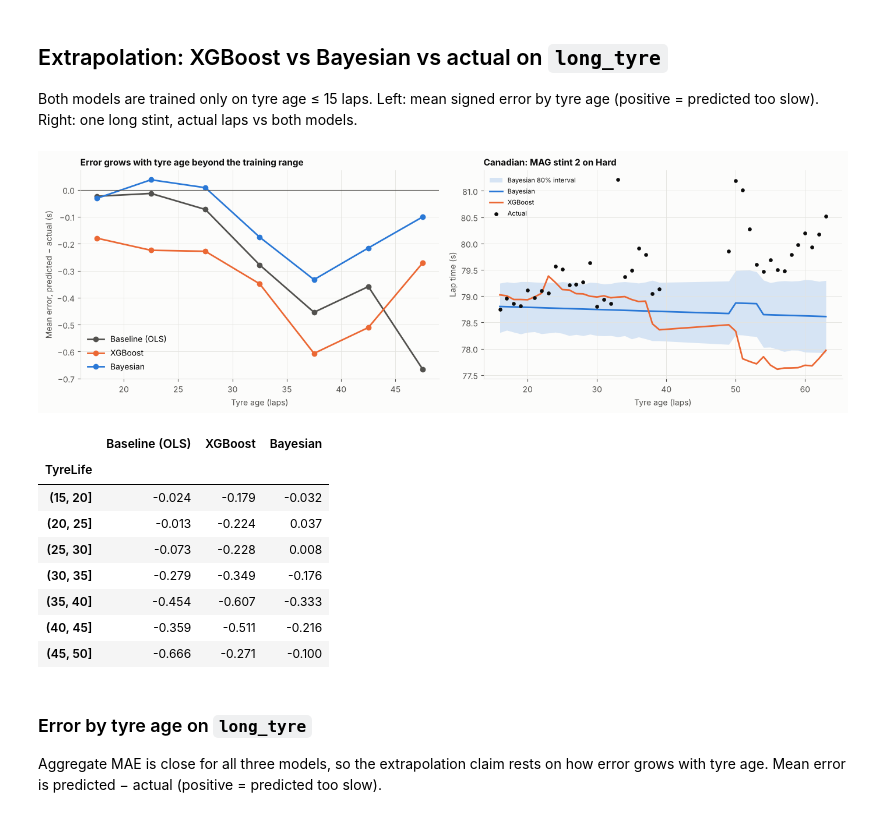
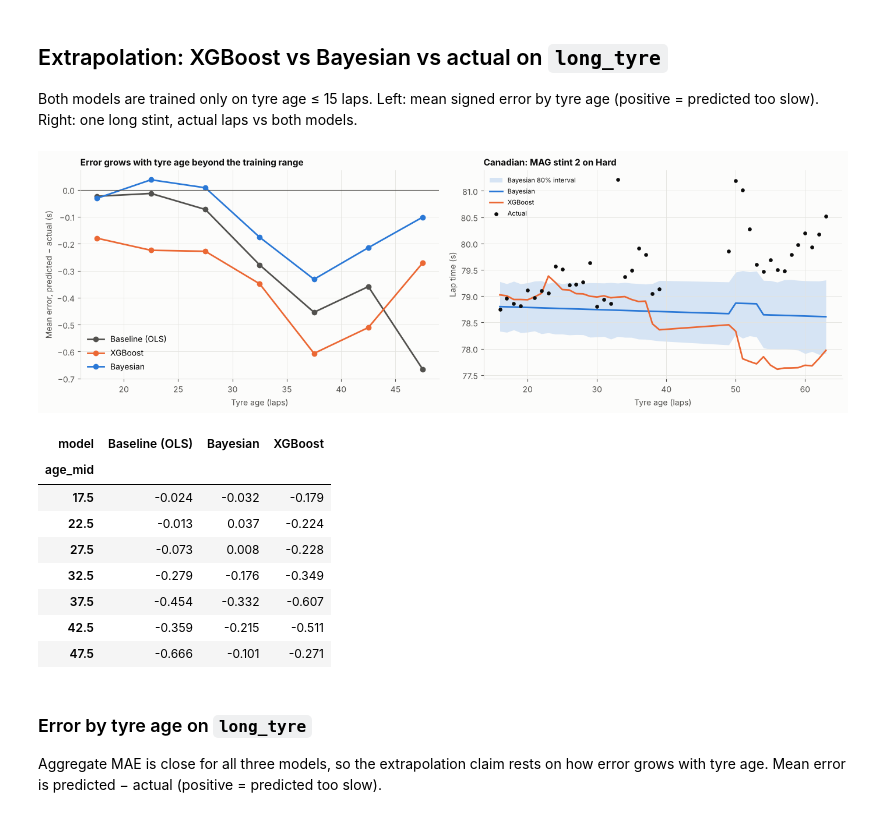
Before and after one commit to tinySage/claude-F1, a Jupyter notebook: notebooks/03_deg_model.ipynb, the cells around one changed output. Saved outputs shown, nothing was run; the diff lists cells and outputs as text; code cells hidden in the pictures.

```diff
--- a/notebooks/03_deg_model.ipynb
+++ b/notebooks/03_deg_model.ipynb
@@ -144,20 +151,19 @@ both models.
 # %%
 long_tyre = fd.long_tyre_tables()
 errors = long_tyre["xgb_vs_bayes_long_tyre_errors"]
-F.plot_long_tyre(errors, long_tyre["xgb_vs_bayes_long_tyre_stint"],
-                 FIG_DIR / "xgb_vs_bayes_long_tyre.png", show=True)
+F.plot_long_tyre(errors, long_tyre["xgb_vs_bayes_long_tyre_stint"], show=True)
 errors.pivot(index="age_mid", columns="model", values="mean_error_s").round(3)
 # %% [output]
 [figure]
-|  | Baseline (OLS) | XGBoost | Bayesian |
-| TyreLife |  |  |  |
-| (15, 20] | -0.024 | -0.179 | -0.032 |
-| (20, 25] | -0.013 | -0.224 | 0.037 |
-| (25, 30] | -0.073 | -0.228 | 0.008 |
-| (30, 35] | -0.279 | -0.349 | -0.176 |
-| (35, 40] | -0.454 | -0.607 | -0.333 |
-| (40, 45] | -0.359 | -0.511 | -0.216 |
-| (45, 50] | -0.666 | -0.271 | -0.100 |
+| model | Baseline (OLS) | Bayesian | XGBoost |
+| age_mid |  |  |  |
+| 17.5 | -0.024 | -0.032 | -0.179 |
+| 22.5 | -0.013 | 0.037 | -0.224 |
+| 27.5 | -0.073 | 0.008 | -0.228 |
+| 32.5 | -0.279 | -0.176 | -0.349 |
+| 37.5 | -0.454 | -0.332 | -0.607 |
+| 42.5 | -0.359 | -0.215 | -0.511 |
+| 47.5 | -0.666 | -0.101 | -0.271 |
 # %% [markdown]
 ### Error by tyre age on `long_tyre`
 
```
Also changed, not shown: parts of 11 cells of this notebook, 1 other file.
